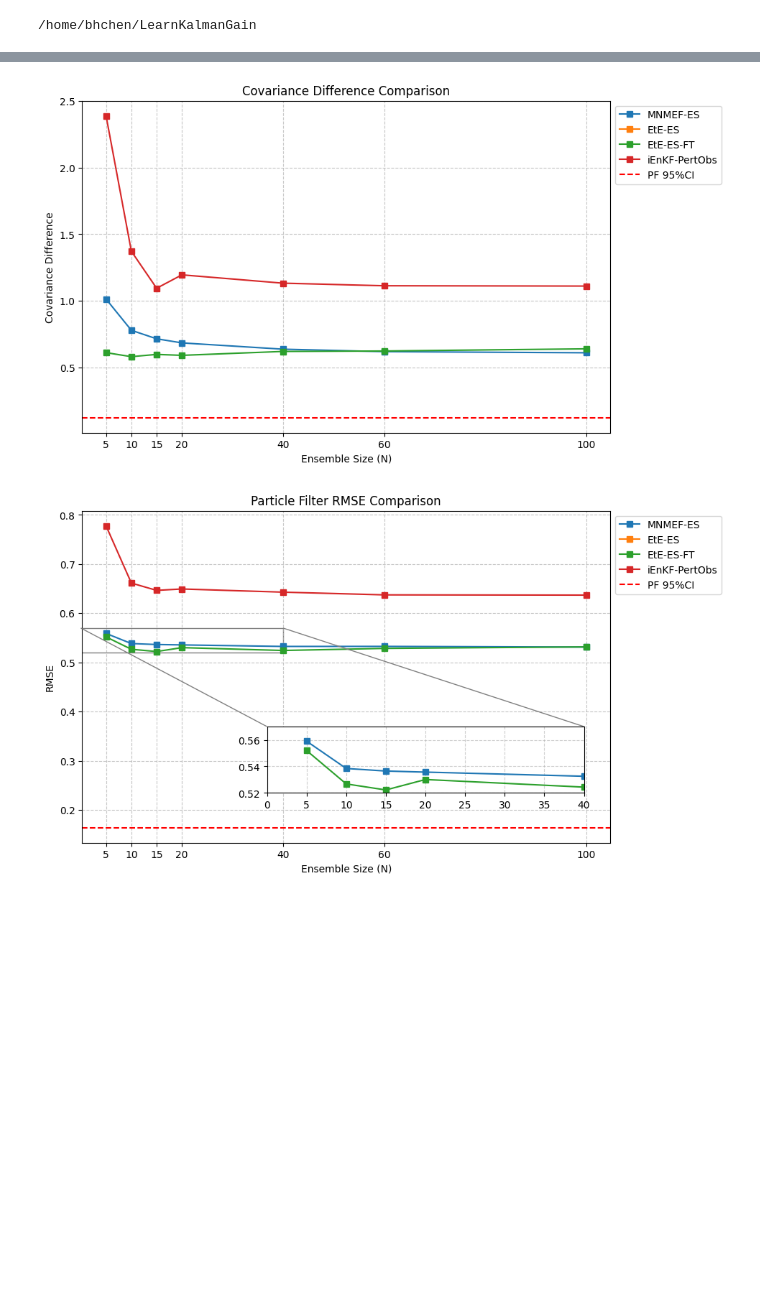
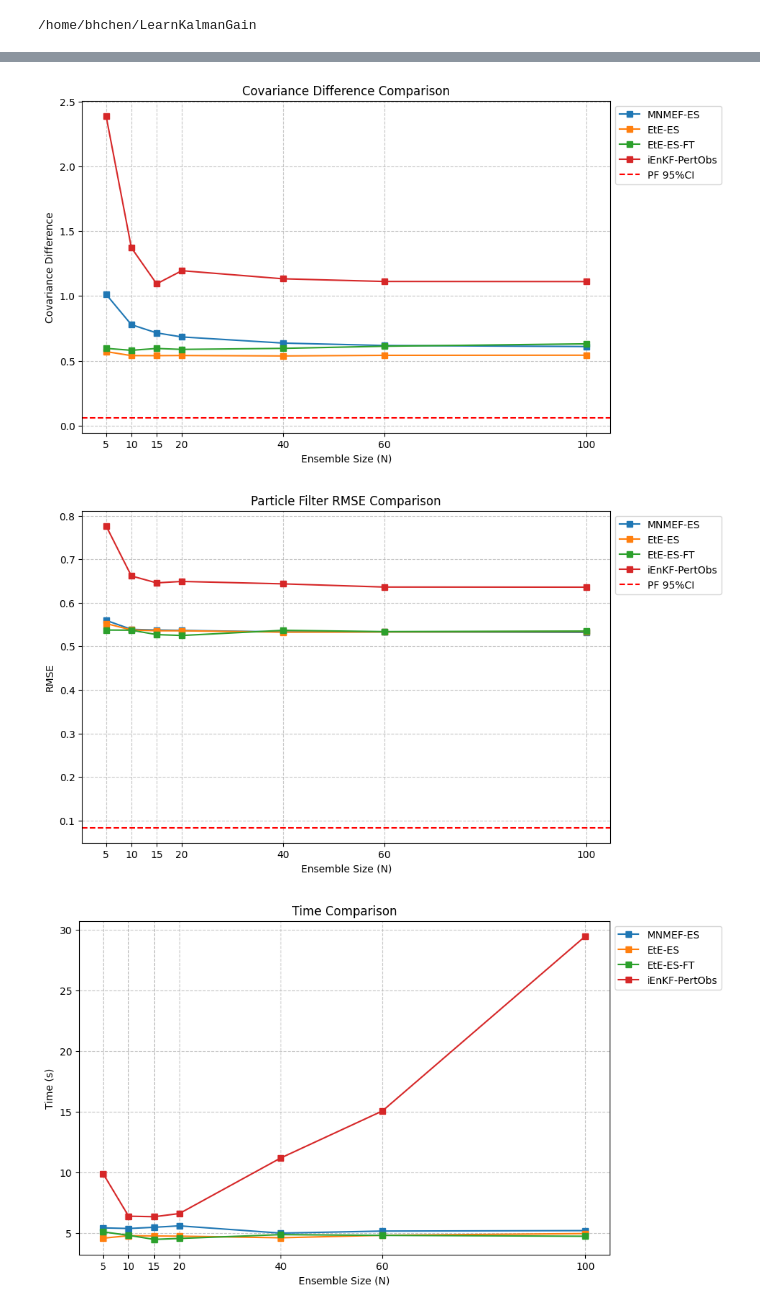
Before and after one commit to wispcarey/Proper-Scoring-Ensemble-Filter, a Jupyter notebook: test_notebooks/L63_results.ipynb, the cells around one changed output, grey strips where cells are left out. Drawn from its saved outputs; the diff is of its cells as text; code cells hidden in the pictures; blank space fills up the shorter version.

```diff
--- a/test_notebooks/L63_results.ipynb
+++ b/test_notebooks/L63_results.ipynb
@@ -130,17 +149,18 @@ plt.show()
 import os
 import torch
 import matplotlib.pyplot as plt
+import math
 from mpl_toolkits.axes_grid1.inset_locator import mark_inset
 
 # --- [DATA LOADING AND PREPARATION - UNCHANGED] ---
-PF_Cov_Diff_95CI = 0.122
-PF_RMSE_95CI = 0.164
+PF_Cov_Diff_95CI = 0.061700489372015
+PF_RMSE_95CI = 0.08376438915729523
 ensemble_sizes = [5, 10, 15, 20, 40, 60, 100]
 
 data_folders = [
     "2025-06-28_21-55lorenz63_1.0_10_60_8192_es_joint_CorrTerms",
     "lorenz63_EtE_LRes/2025-07-09_19-08lorenz63_1.0_10_60_8192_es_joint_EtE-LRes_nst",
-    "lorenz63_EtE_LRes/2025-08-07_11-00lorenz63_1.0_20_60_8192_nl2_joint_EtE-LRes_tuned",
+    "lorenz63_EtE_LRes/2025-08-08_09-55lorenz63_1.0_20_60_8192_nl2_joint_EtE-LRes_nst_tuned",
     "lorenz63_benchmarks/benchmark_lorenz63_1.0_iEnKS-PertObs",
 ]
 
@@ -161,12 +181,15 @@ for i, folder in enumerate(data_folders):
         data = torch.load(data_file, weights_only=True)
         cov_diff = data["nn"]['cov_diff']
         pf_rmse = data["nn"]['pf_rmse']
+        t = data["time"]
 
         results.setdefault(method_name, {})
         results[method_name].setdefault('cov_diff', [])
         results[method_name].setdefault('pf_rmse', [])
+        results[method_name].setdefault('time', [])
         results[method_name]['cov_diff'].append(cov_diff)
         results[method_name]['pf_rmse'].append(pf_rmse)
+        results[method_name]['time'].append(t)
 # --- [END OF UNCHANGED SECTION] ---
 
 
@@ -198,40 +221,57 @@ fig1.subplots_adjust(right=0.65)
 # axins.grid(True, linestyle='--', alpha=0.6)
 # mark_inset(ax1, axins, loc1=2, loc2=4, fc="none", ec="0.5")
 
 
 
 # --- Figure 2: Particle Filter RMSE ---
 fig2, ax2 = plt.subplots(figsize=(14, 6))
 for key in results.keys():
     ax2.plot(ensemble_sizes, results[key]['pf_rmse'], marker='s', label=key)
 ax2.axhline(y=PF_RMSE_95CI, color='r', linestyle='--', label='PF 95%CI')
 ax2.set_title('Particle Filter RMSE Comparison')
 ax2.set_xlabel('Ensemble Size (N)')
 ax2.set_ylabel('RMSE')
 ax2.set_xticks(ensemble_sizes)
 ax2.grid(True, linestyle='--', alpha=0.7)
+ax2.set_ylim([0])
 
 # Place legend outside the plot area to the upper right
 ax2.legend(loc='upper left', bbox_to_anchor=(1, 1))
 # Adjust subplot to prevent legend from being cut off
 fig2.subplots_adjust(right=0.65)
 
 
 # --- Inset for Figure 2 ---
-axins = ax2.inset_axes([0.35, 0.15, 0.6, 0.2])
+# axins = ax2.inset_axes([0.45, 0.4, 0.5, 0.5])
+# for key in results.keys():
+#     axins.plot(ensemble_sizes, results[key]['pf_rmse'], marker='s')
+# axins.axhline(y=PF_RMSE_95CI, color='r', linestyle='--')
+
+# x1, x2, y1, y2 = 0, 22, 0.5, 0.6
+# axins.set_xlim(x1, x2)
+# axins.set_ylim(y1, y2)
+# axins.grid(True, linestyle='--', alpha=0.6)
+# mark_inset(ax2, axins, loc1=2, loc2=4, fc="none", ec="0.5")
+
+# --- Figure 3: time t ---
+fig2, ax2 = plt.subplots(figsize=(14, 6))
 for key in results.keys():
-    axins.plot(ensemble_sizes, results[key]['pf_rmse'], marker='s')
-axins.axhline(y=PF_RMSE_95CI, color='r', linestyle='--')
+    ax2.plot(ensemble_sizes, results[key]['time'], marker='s', label=key)
+ax2.set_title('Time Comparison')
+ax2.set_xlabel('Ensemble Size (N)')
+ax2.set_ylabel('Time (s)')
+ax2.set_xticks(ensemble_sizes)
+ax2.grid(True, linestyle='--', alpha=0.7)
 
-x1, x2, y1, y2 = 0, 40, 0.52, 0.57
-axins.set_xlim(x1, x2)
-axins.set_ylim(y1, y2)
-axins.grid(True, linestyle='--', alpha=0.6)
-mark_inset(ax2, axins, loc1=2, loc2=1, fc="none", ec="0.5")
+# Place legend outside the plot area to the upper right
+ax2.legend(loc='upper left', bbox_to_anchor=(1, 1))
+# Adjust subplot to prevent legend from being cut off
+fig2.subplots_adjust(right=0.65)
 
 
 # Show both plots
 plt.show()
 # %% [output]
-[figure, old version]
+[figure, new version]
-[figure, old version]
+[figure, new version]
+[figure, added]
```
Also changed, not shown: parts of 1 cell of this notebook, 10 other files.
